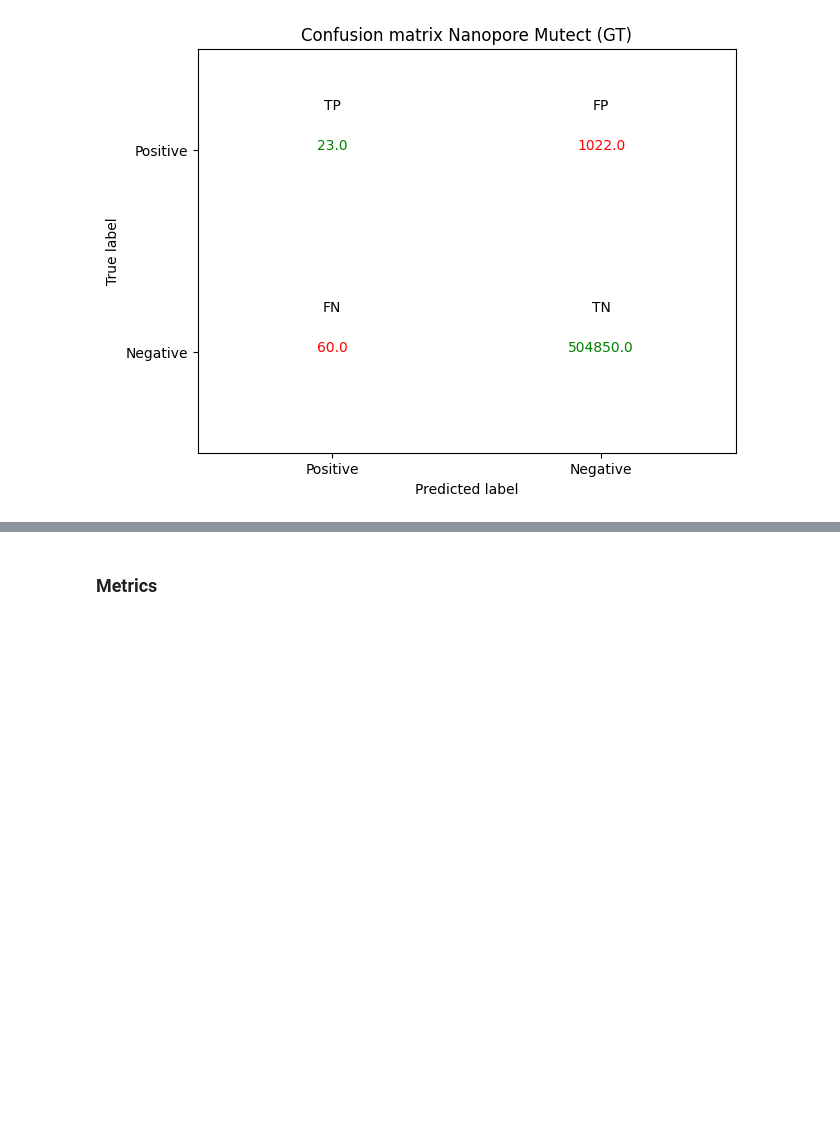
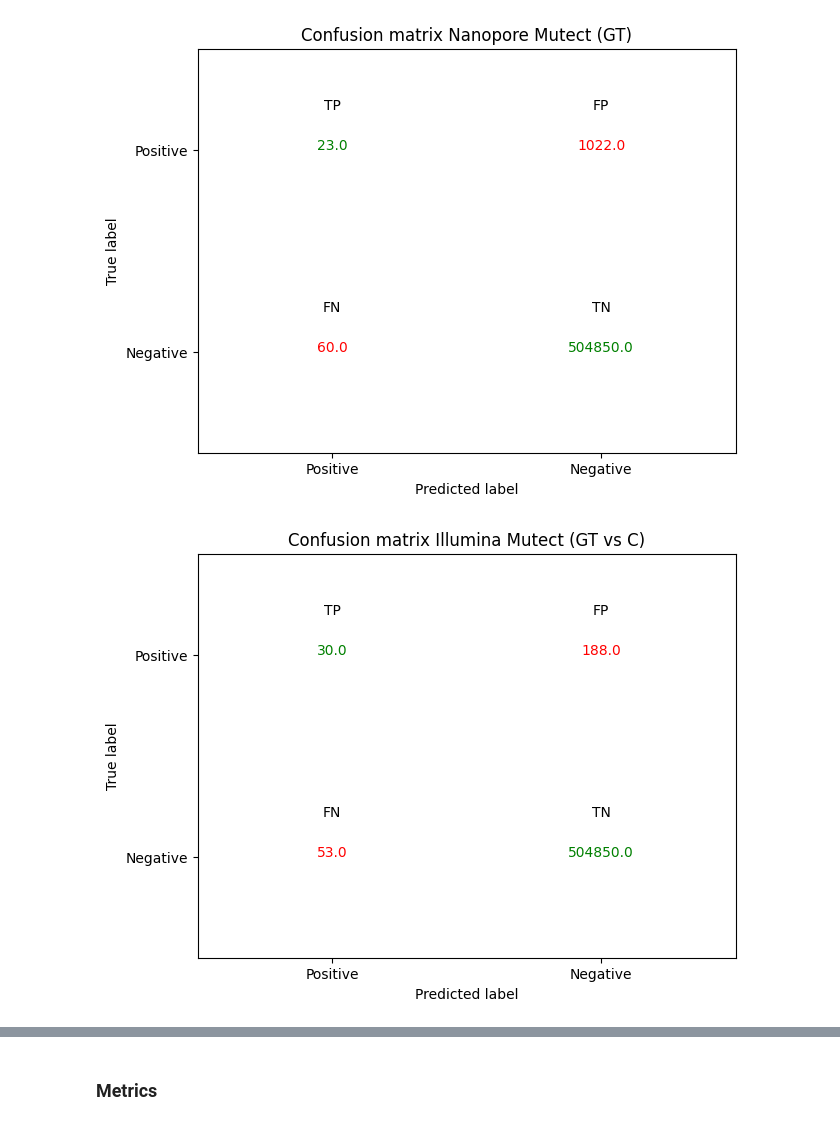
Before and after one commit to Migaalee/Genomics_colab_HMI, a Jupyter notebook: Illumina_vs_Nanopore.ipynb, the cells around one changed output, grey strips where cells are left out. Cells and saved outputs as stored; diff of their text form; code cells hidden in the pictures; blank space fills up the shorter version.

```diff
--- a/Illumina_vs_Nanopore.ipynb
+++ b/Illumina_vs_Nanopore.ipynb
@@ -322,6 +325,6 @@ GT_83_Illumina_Nanopore.csv  sample_data
 # %%
 import io
-vcf_df_GT = pd.read_csv(io.BytesIO(GT['GT_83_Illumina_Nanopore.csv']), sep=';')
+vcf_df_GT = pd.read_csv(io.BytesIO(GT['GT_83_Illumina_Nanopore (1).csv']), sep=';')
 vcf_df_GT
 # %% [output]
 |  | CHROM | POS | SEQ | REF_in_wMel | ALT_in_wMel | freq1 | freq2 | Unnamed: 7 | RGS2_F4 | REF | ... |
@@ -480,5 +483,5 @@ def parse_vcf_mutect2(fname, info_cols=None, nrows=None):
                 pass
     return vcf
 # %%
-vcf_df_Ill_M_TN = parse_vcf_mutect('Illumina_Mutect_TN.vcf', info_cols=None, nrows=20000)
-vcf_df_Nan_M_TN = parse_vcf_mutect('Nanopore_Mutect_TN.vcf', info_cols=None, nrows=20000)
+vcf_df_Ill_M_TN = parse_vcf_mutect2('Illumina_Mutect_TN.vcf', info_cols=None, nrows=20000)
+vcf_df_Nan_M_TN = parse_vcf_mutect2('Nanopore_Mutect_TN.vcf', info_cols=None, nrows=20000)
@@ -554,3 +570,9 @@ fig=plot_custom_confusion_matrix(test_confusion_Nanopore_Mutect_b65, title="Conf
 fig
 # %% [output]
 [figure]
+# %%
+fig=plot_custom_confusion_matrix(test_confusion_Illumina_Mutect_TN, title="Confusion matrix Illumina Mutect (GT vs C)")
+
+fig
+# %% [output]
+[figure, added]
```
Also changed, not shown: parts of 12 cells of this notebook.
